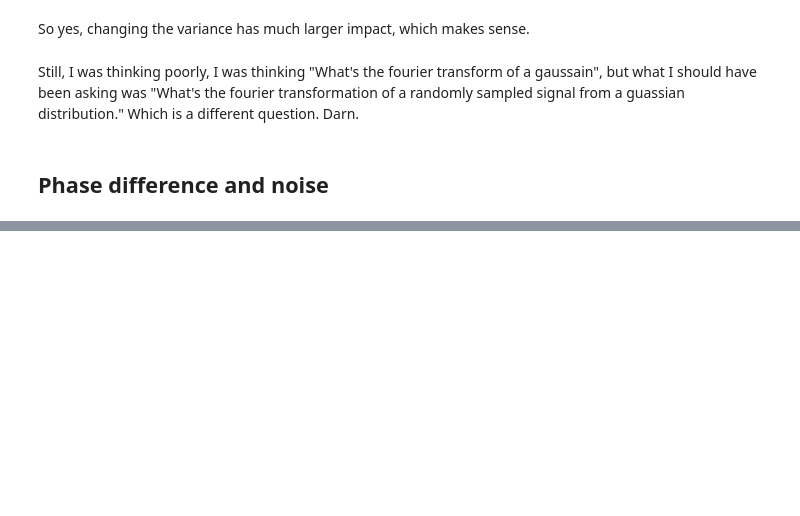
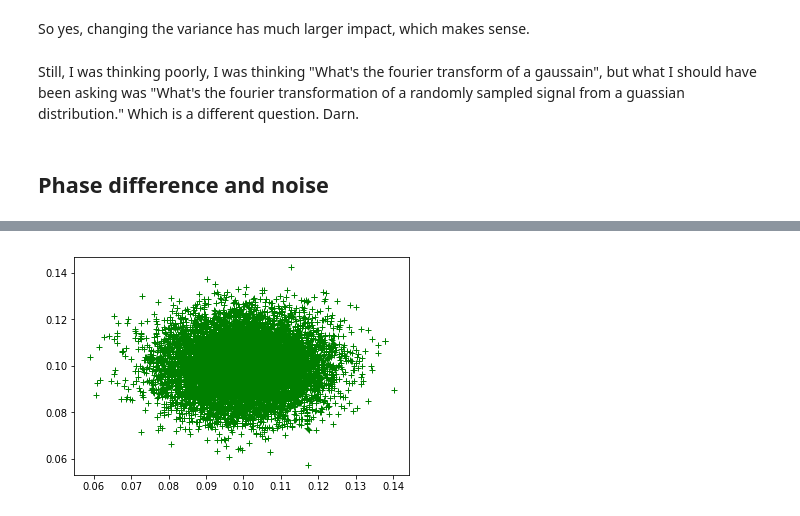
Before and after one commit to cwgreene/sound_notebook, a Jupyter notebook: Sound Wave Superposition.ipynb, the cells around one changed output, grey strips where cells are left out. Saved outputs shown, nothing was run; the diff lists cells and outputs as text; code cells hidden in the pictures; blank space fills up the shorter version.

```diff
--- a/Sound Wave Superposition.ipynb
+++ b/Sound Wave Superposition.ipynb
@@ -426,0 +477,4 @@ x.
+# %%
+plot_all(phases,'g+')
+# %% [output]
+[figure, added]
```
Also changed, not shown: parts of 14 cells of this notebook.
